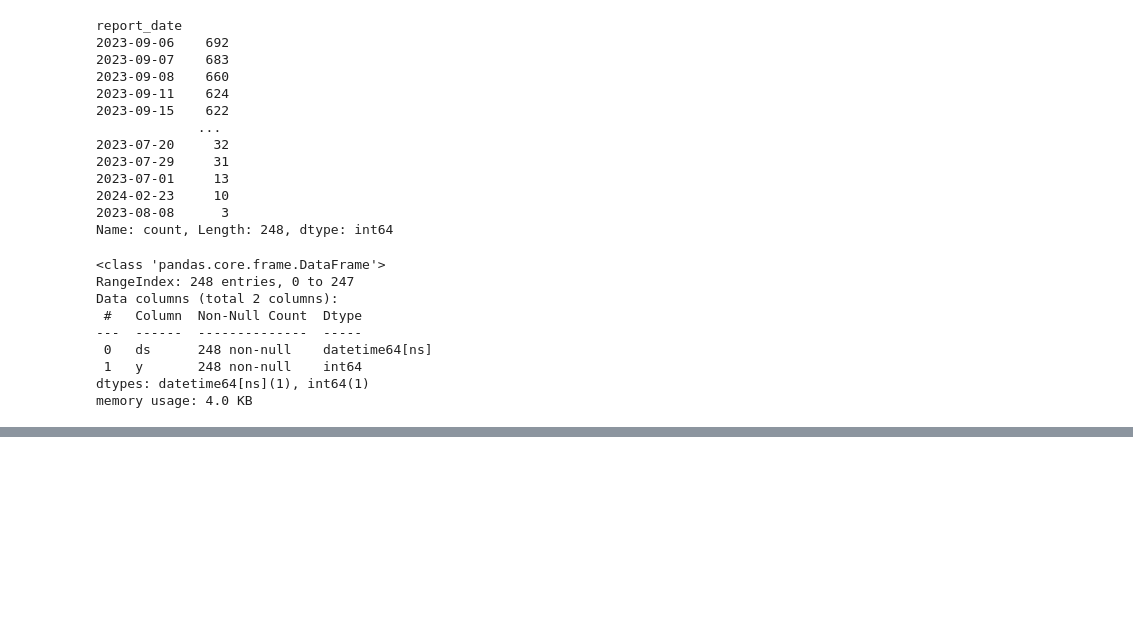
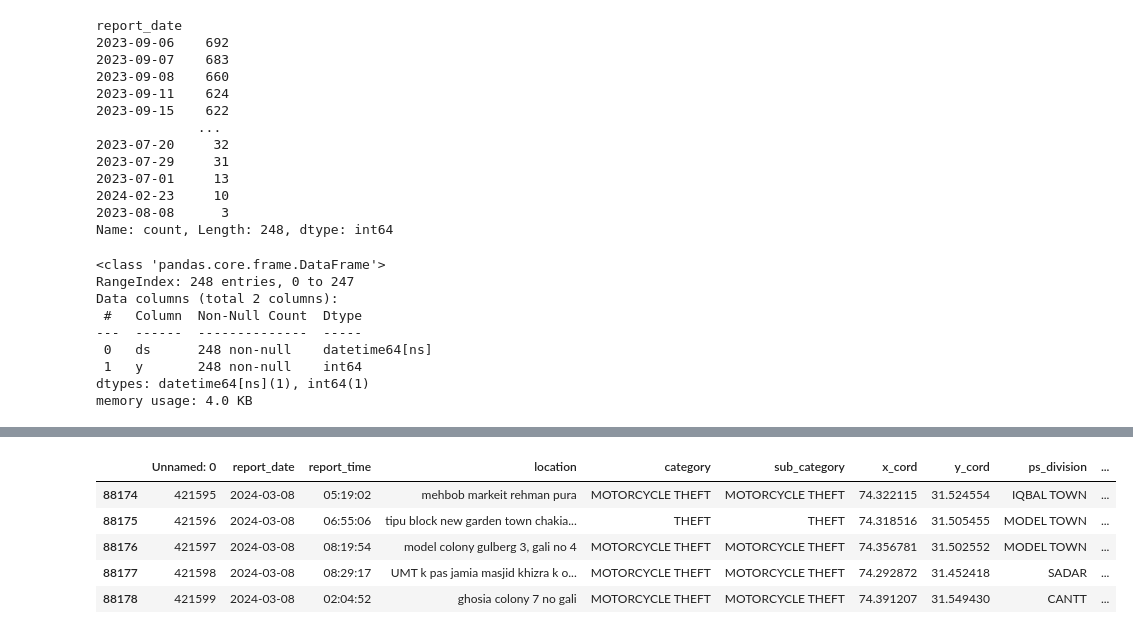
Before and after one commit to ilovedata6/Crime-TimeSeries-Forecasting, a Jupyter notebook: TSA.ipynb, the cells around one changed output, grey strips where cells are left out. Drawn from its saved outputs; the diff is of its cells as text; code cells hidden in the pictures; blank space fills up the shorter version.

```diff
--- a/TSA.ipynb
+++ b/TSA.ipynb
@@ -296,3 +296,6 @@ for i, column in enumerate(df.drop('date', axis=1).columns):
     ax[i].set_ylabel(ylabel=column, fontsize=14)
 
     ax[i].set_xlim([date(2009, 1, 1), date(2020, 6, 30)])
+# %%
+import pandas as pd
+df = pd.read_csv("Data/last_8_months.csv")
@@ -298,0 +340,9 @@ for i, column in enumerate(df.drop('date', axis=1).columns):
+# %%
+df.tail()
+# %% [output]
+|  | Unnamed: 0 | report_date | report_time | location | category | sub_category | x_cord | y_cord | ps_division | ... |
+| 88174 | 421595 | 2024-03-08 | 05:19:02 | mehbob markeit rehman pura | MOTORCYCLE THEFT | MOTORCYCLE THEFT | 74.322115 | 31.524554 | IQBAL TOWN | ... |
+| 88175 | 421596 | 2024-03-08 | 06:55:06 | tipu block new garden town chakia... | THEFT | THEFT | 74.318516 | 31.505455 | MODEL TOWN | ... |
+| 88176 | 421597 | 2024-03-08 | 08:19:54 | model colony gulberg 3, gali no 4 | MOTORCYCLE THEFT | MOTORCYCLE THEFT | 74.356781 | 31.502552 | MODEL TOWN | ... |
+| 88177 | 421598 | 2024-03-08 | 08:29:17 | UMT k pas jamia masjid khizra k o... | MOTORCYCLE THEFT | MOTORCYCLE THEFT | 74.292872 | 31.452418 | SADAR | ... |
+| 88178 | 421599 | 2024-03-08 | 02:04:52 | ghosia colony 7 no gali | MOTORCYCLE THEFT | MOTORCYCLE THEFT | 74.391207 | 31.549430 | CANTT | ... |
```
Also changed, not shown: parts of 7 cells of this notebook, 3 other files.
